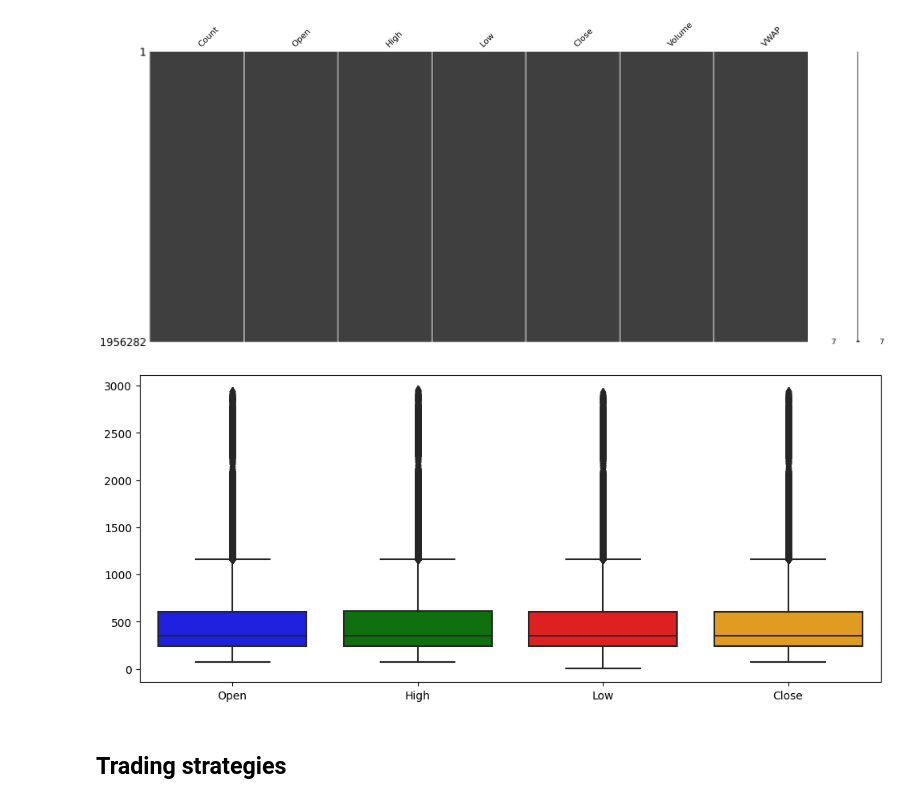
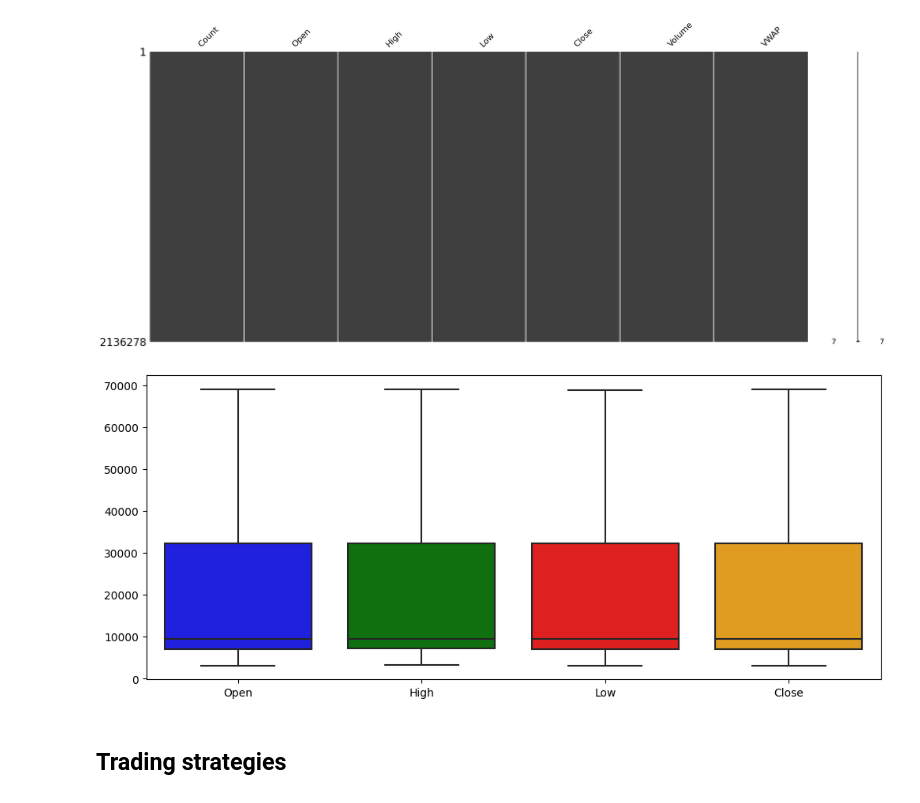
Before and after one commit to lcsrodriguez/cryptotrading, a Jupyter notebook: main.ipynb, the cells around one changed output. Cells and saved outputs as stored; diff of their text form; code cells hidden in the pictures.

Commit message:
Adding merge of TRAIN/TRAIN2 + removing TEST sets

```diff
--- a/main.ipynb
+++ b/main.ipynb
@@ -209,29 +222,32 @@ Data columns (total 10 columns):
  9   Target     float64
 dtypes: float64(8), int64(2)
 memory usage: 192.1 MB
+# %%
+# Merging TRAIN and TRAIN_2 as df
+df = pd.concat([TRAIN, TRAIN_2], axis = 0)
 # %%
 # Hashmap of train datasets for each asset id
-df_train = {asset_id: None for asset_id in ASSET_IDS}
+df_dict = {asset_id: None for asset_id in ASSET_IDS}
 
 # For each asset id, perform the pre-processing
 for asset_id in ASSET_IDS:
     print(f"--> Processing Asset #{asset_id} \t ({get_asset_name(asset_id)})")
 
     # Retrieving the corresponding data rows
-    df_train[asset_id] = TRAIN[TRAIN["Asset_ID"] == asset_id]
+    df_dict[asset_id] = df[df["Asset_ID"] == asset_id]
 
     # Removing the Asset_ID column (useless now)
     try:
-        df_train[asset_id].drop(["Asset_ID", "Target"], axis=1, inplace=True)
+        df_dict[asset_id].drop(["Asset_ID", "Target"], axis=1, inplace=True)
     except:
         pass
 
     # Converting the timestamp column
-    df_train[asset_id]["timestamp"] = pd.to_datetime(arg=df_train[asset_id]["timestamp"],
+    df_dict[asset_id]["timestamp"] = pd.to_datetime(arg=df_dict[asset_id]["timestamp"],
                                                      unit="s",
                                                      errors="ignore")
     # Setting the timestamp column as index column
-    df_train[asset_id].set_index(["timestamp"], inplace=True)
+    df_dict[asset_id].set_index(["timestamp"], inplace=True)
 # %% [output]
 --> Processing Asset #0          (Binance Coin)
 --> Processing Asset #1          (Bitcoin)
@@ -493,9 +352,9 @@ _ = msn.matrix(df_train[get_asset_id("Bitcoin")])
 # %% [output]
 [figure]
 # %%
-sns.boxplot(data=df_train[2][OHLC], showfliers=True);
+sns.boxplot(data=df_dict[get_asset_id("Bitcoin")][OHLC], showfliers=True);
 # %% [output]
-[figure, old version]
+[figure, new version]
 # %% [markdown]
 ## Trading strategies
 # %% [markdown]
```
Also changed, not shown: parts of 21 cells of this notebook.
